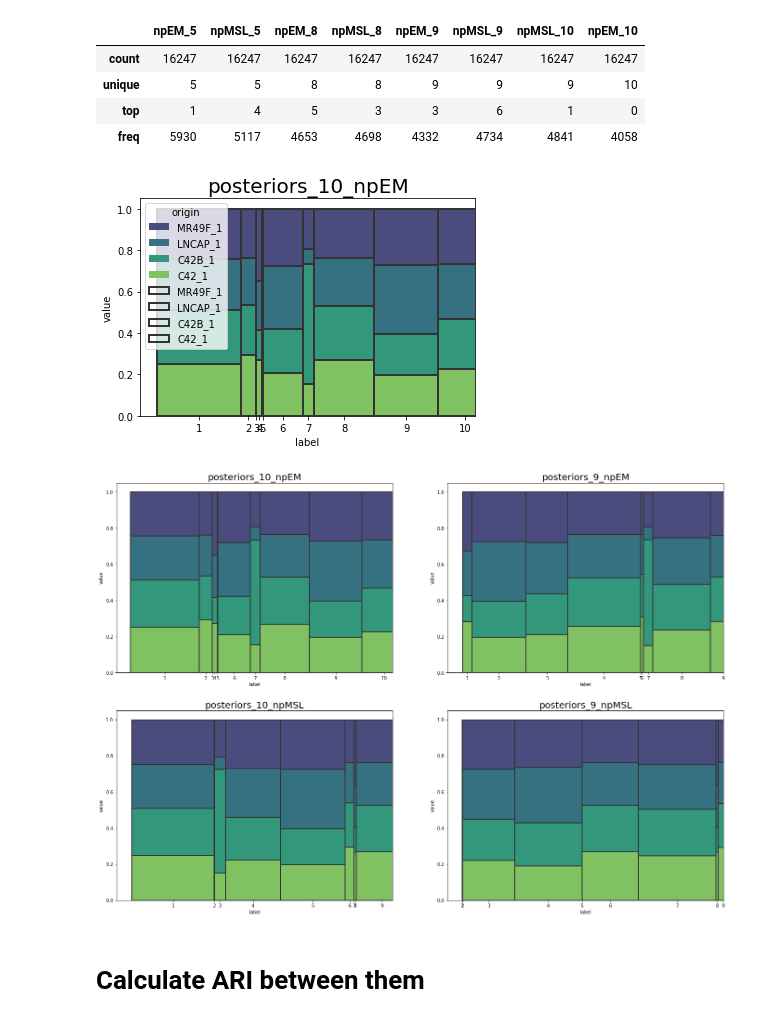
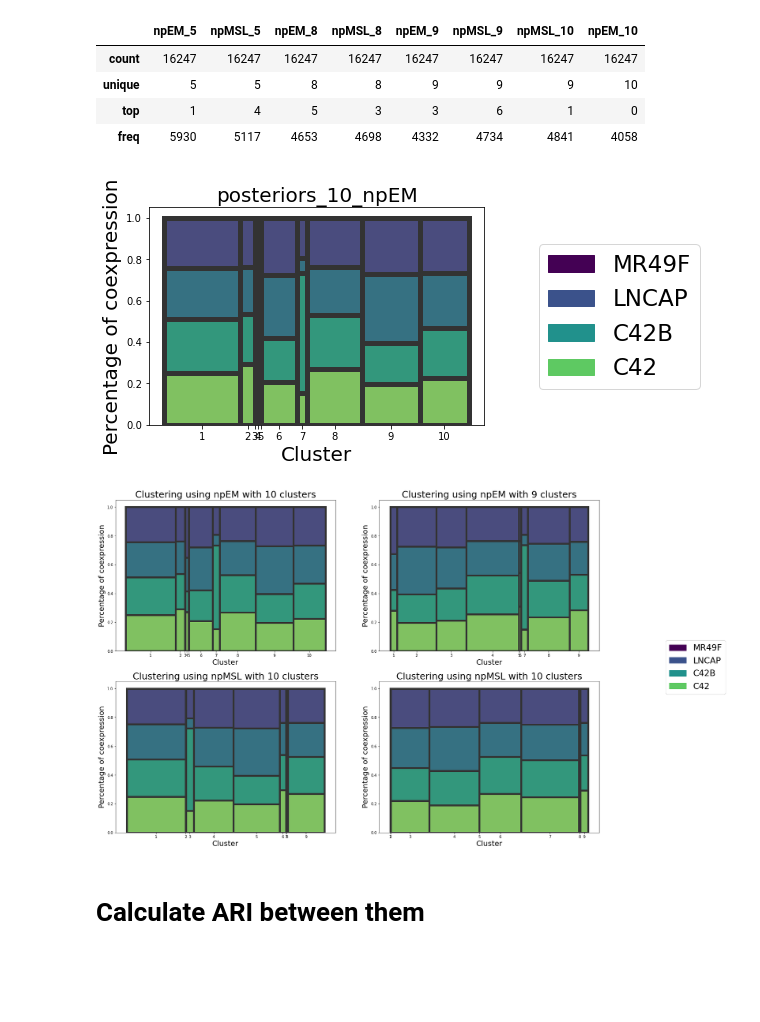
Before and after one commit to Matematikoi/urepc, a Jupyter notebook: urepc_code/cluster_number_testing/posteriors_to_labeled.ipynb, the cells around one changed output. Drawn from its saved outputs; the diff is of its cells as text; code cells hidden in the pictures; blank space fills up the shorter version.

Commit message:
fixes simulated data column alignment
fixes to lambda plots that were poorly mande.

```diff
--- a/urepc_code/cluster_number_testing/posteriors_to_labeled.ipynb
+++ b/urepc_code/cluster_number_testing/posteriors_to_labeled.ipynb
@@ -91,55 +91,72 @@ def lambda_plotting(data_points, posteriors = None, labels = None,ax = None):
                 x = 'label',
                 hue = 'origin',
                 dodge = False,
                 hue_order = data_percentages.columns[::-1],
                 palette = 'viridis',
                 ax = ax,
                );
     g2 = sns.barplot(data = df,
                 y = 'value',
                 x = 'label',
                 hue = 'origin',
                 dodge = False,
                 hue_order = data_percentages.columns[::-1],
                 palette = 'viridis',
                 ax = ax,
-                linewidth= 2.0,
+                linewidth= 5.0,
                 facecolor=(1,1,1,0),
                 edgecolor=".2"
                );
+
 
     widths = labels.value_counts(normalize = True).sort_index().values
     widths_offset = np.zeros(widths.shape)
     widths_offset[:-1] = widths[1:]
     change_width(ax = ax, new_value = widths)
     ax.set_xticks(((np.cumsum(widths)-widths)+(np.cumsum(widths_offset)-widths_offset))*len(widths)/ 2.0 + (widths[0])*len(widths)/2.0)
-    ax.set_xticklabels(list(range(1,len(widths)+1)))
+    ax.set_xticklabels(list(range(1,len(widths)+1)),fontsize=10)
+    ax.set_xlabel('Cluster', fontsize=20)
+    ax.set_ylabel('Percentage of coexpression', fontsize=20)
+    ax.set_xlim(-0.5,len(df['label'].unique())+.5)
+    #plt.legend([], [], frameon=False )
+
+    ax.get_legend().remove()
+    #red_patch = mpatches.Patch(color='#5ec962', label='The red data')
+    ax.figure.legend(handles=[
+        mpatches.Patch(color='#440154', label='MR49F'),
+        mpatches.Patch(color='#3b528b', label='LNCAP'),
+        mpatches.Patch(color='#21918c', label='C42B'),
+        mpatches.Patch(color='#5ec962', label='C42')
+                             ],
+                     loc='center left',
+                     bbox_to_anchor=(1.0, 0.5),
+                     fontsize=23
+                    )
     #plt.legend(loc='center left', bbox_to_anchor=(1.0, 0.5))
-    #plt.legend([], [], frameon=False )
     #plt.tight_layout()
+
 fig, ax = plt.subplots()
+
 lambda_plotting(data_points, posteriors=posteriors_10_npEM, ax = ax);
+
 ax.set_title('posteriors_10_npEM', fontdict={'fontsize':20});
 # %% [output]
-[figure, old version]
+[figure, new version]
 # %%
 fig, ax = plt.subplots(ncols = 2, nrows = 2)
 lambda_plotting(data_points, posteriors=posteriors_10_npEM, ax = ax[0,0]);
-ax[0,0].set_title('posteriors_10_npEM', fontdict={'fontsize':20})
+ax[0,0].set_title('Clustering using npEM with 10 clusters', fontdict={'fontsize':25})
 lambda_plotting(data_points, posteriors=posteriors_9_npEM, ax = ax[0,1]);
-ax[0,1].set_title('posteriors_9_npEM', fontdict={'fontsize':20})
+ax[0,1].set_title('Clustering using npEM with 9 clusters', fontdict={'fontsize':25})
 lambda_plotting(data_points, posteriors=posteriors_10_npMSL, ax = ax[1,0]);
-ax[1,0].set_title('posteriors_10_npMSL', fontdict={'fontsize':20})
+ax[1,0].set_title('Clustering using npMSL with 10 clusters', fontdict={'fontsize':25})
 lambda_plotting(data_points, posteriors=posteriors_9_npMSL, ax = ax[1,1]);
-ax[1,1].set_title('posteriors_9_npMSL', fontdict={'fontsize':20})
+ax[1,1].set_title('Clustering using npMSL with 10 clusters', fontdict={'fontsize':25})
 fig.set_size_inches(11.7*2, 8.27*2)
-ax[1,0].legend([], [] ,frameon=False )
-ax[1,1].legend([], [] ,frameon=False )
-ax[0,0].legend([], [] ,frameon=False )
-ax[0,1].legend([], [] ,frameon=False )
+#plt.tight_layout()
 fig.savefig('lambda_plots_npEM_npMSL_10_9.png', dpi=300, facecolor='white')
 # %% [output]
-[figure, old version]
+[figure, new version]
 # %% [markdown]
 # Calculate ARI between them
 # %%
```
Also changed, not shown: parts of 1 cell of this notebook, 10 other files.
